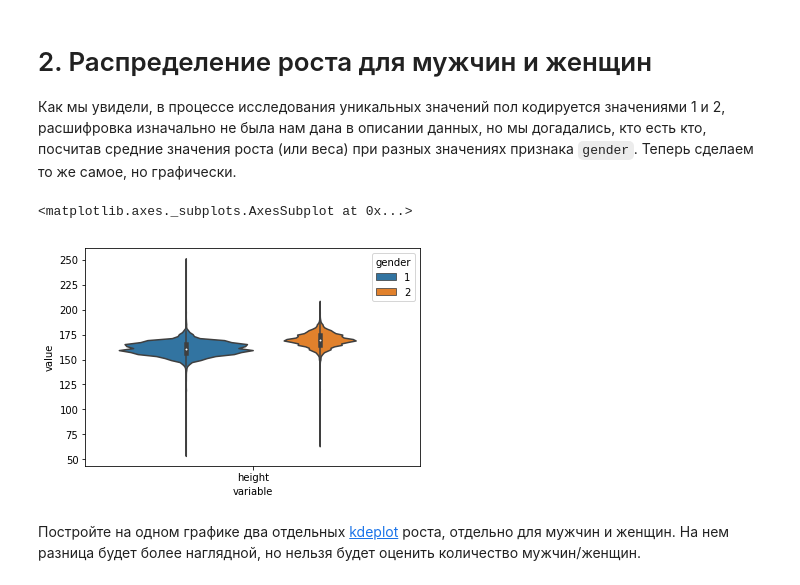
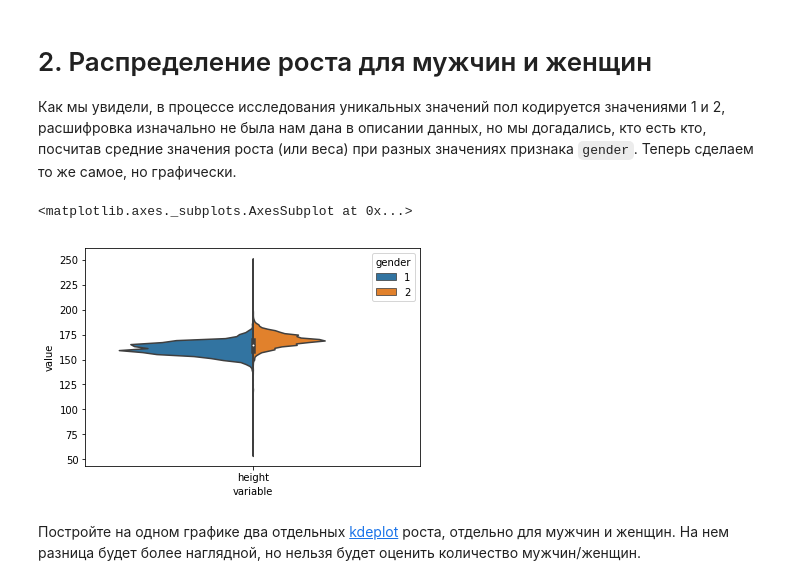
Before and after one commit to Vzhukov74/USML, a Jupyter notebook: homework_2/homework_2.ipynb, the cells around one changed output. Drawn from its saved outputs; the diff is of its cells as text; code cells hidden in the pictures.

```diff
--- a/homework_2/homework_2.ipynb
+++ b/homework_2/homework_2.ipynb
@@ -218,10 +216,10 @@ sns.heatmap(correlation, vmax=1, square=True,annot=True,cmap='cubehelix')
 [еще один пример](https://stackoverflow.com/a/41575149/3338479)
 # %%
 task2_df = pd.melt(train, value_vars=['height'], id_vars='gender')
-sns.violinplot(x='variable', y='value', hue='gender', data=task2_df, scale='count')
+sns.violinplot(x='variable', y='value', hue='gender', data=task2_df, scale='count', split = True)
 # %% [output]
 <matplotlib.axes._subplots.AxesSubplot at 0x...>
-[figure, old version]
+[figure, new version]
 # %% [markdown]
 Постройте на одном графике два отдельных [kdeplot](https://seaborn.pydata.org/generated/seaborn.kdeplot.html) роста, отдельно для мужчин и женщин. На нем разница будет более наглядной, но нельзя будет оценить количество мужчин/женщин.
 # %%
```
Also changed, not shown: parts of 3 cells of this notebook, 3 other files.
